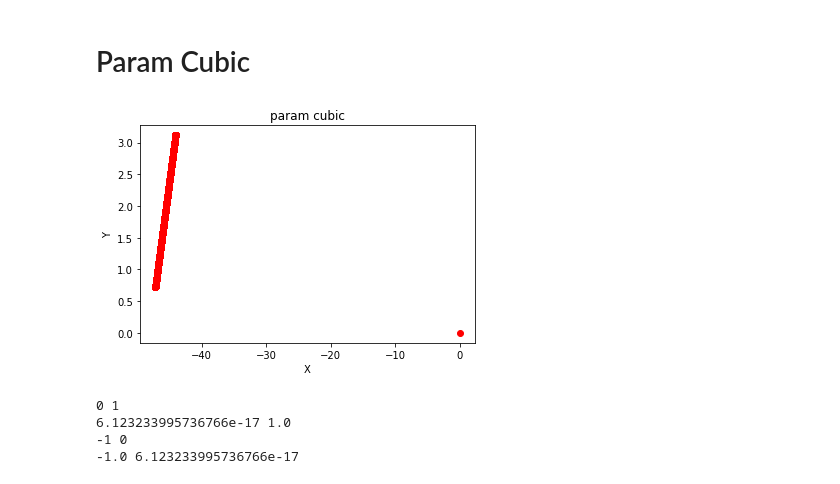
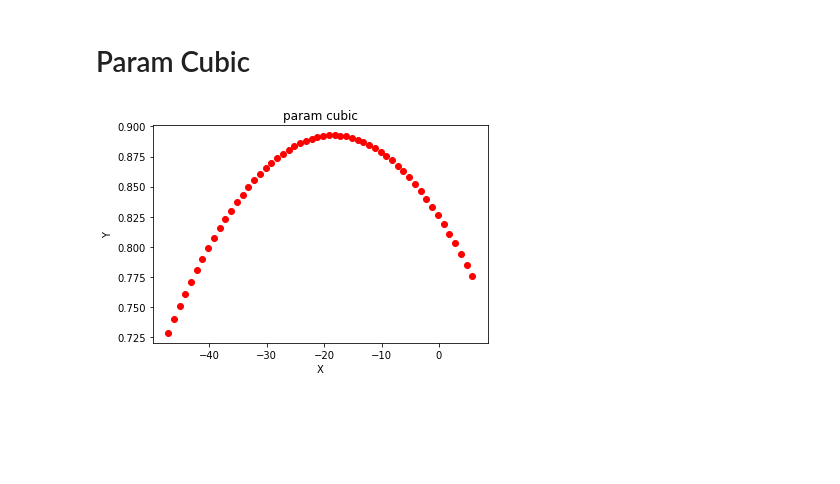
Before and after one commit to chacha95/l5kit, a Jupyter notebook: src/draw.ipynb, the cells around one changed output. Drawn from its saved outputs; the diff is of its cells as text; code cells hidden in the pictures; blank space fills up the shorter version.

Commit message:
add param cubic

```diff
--- a/src/draw.ipynb
+++ b/src/draw.ipynb
@@ -48,7 +48,6 @@ plt.show()
 # %%
 from matplotlib import pyplot as plt
 from math import pow, cos, sin, hypot
-
 import numpy as np
 
 
@@ -64,8 +63,7 @@ class Curve:
         Convert relative coordinate to absolute coord
         (use rotation matrix)
         """
-        ap = self.R.dot(p) + self.trans
-        return ap[0], ap[1]
+        return self.R.dot(np.array(p)) + self.trans
 
 
 class CubicEq:
@@ -79,17 +77,16 @@ class CubicEq:
         return self.a + self.b*p + self.c*pow(p, 2) + self.d*pow(p, 3)
 
 
-class ParamCubic(Curve):
-    def __init__(self, x0: float, y0: float, hdg: float, length: float,
+class ParamCubic:
+    def __init__(self, length: float,
                  au: float, bu: float, cu: float, du: float,
                  av: float, bv: float, cv: float, dv: float):
-        super().__init__(x0, y0, hdg)
         self.u_eq = CubicEq(au, bu, cu, du)
         self.v_eq = CubicEq(av, bv, cv, dv)
         self.length = length
 
     def get_points(self):
-        interval = 1e-4
+        interval = 1
         now_length = 0.0
         p = 0.0
 
@@ -101,75 +98,41 @@ class ParamCubic(Curve):
             next_p = (self.u_eq.cal_cubic(p), self.v_eq.cal_cubic(p))
             now_length += hypot(next_p[0] - prev_p[0], next_p[1], prev_p[1])
 
             if now_length > self.length:
                 break
-
-            nx, ny = self.rel_to_abs((next_p[0], next_p[1]))
-            xs.append(nx)
-            ys.append(ny)
+            xs.append(next_p[0]), ys.append(next_p[1])
 
         return xs, ys
 
 
 x = -4.7170752711170401e+01
 y = 7.2847983820912710e-01
 hdg = 6.5477882613167993e-01
 length = 5.7280000000000000e+01
 aU=0.000000000000e+00
 bU=1.000000000000e+00
 cU=-4.666602734948e-09
 dU=-2.629787927644e-08
 aV=0.000000000000e+00
 bV=1.665334536938e-16
 cV=-1.987729787588e-04
 dV=-1.317158625579e-09
 U = [aU, bU, cU, dU]
 V = [aV, bV, cV, dV]
 
-paramcub = ParamCubic(x, y, hdg, length, aU, bU, cU, dU, aV, bV, cV, dV)
-x_li, y_li = paramcub.get_points()
+paramcub = ParamCubic(length, aU, bU, cU, dU, aV, bV, cV, dV)
+xs, ys = paramcub.get_points()
+
+c = Curve(x, y, np.radians(hdg))
+x_li, y_li = [], []
+for p in zip(xs, ys):
+    xi, yi = c.rel_to_abs(p)
+    x_li.append(xi), y_li.append(yi)
+
 plt.plot(x_li, y_li, 'ro')
 plt.xlabel('X')
 plt.ylabel('Y')
 plt.title('param cubic')
 plt.show()
 # %% [output]
-[figure, old version]
+[figure, new version]
-# %%
-class Curve:
-    def __init__(self, x0: float, y0: float, hdg: float):
-        self.x0 = x0
-        self.y0 = y0
-        self.hdg = hdg
-        self.cos, self.sin = cos(hdg), sin(hdg)
-
-    def rel_to_abs(self, point):
-        """
-        Convert relative coordinate to absolute coord
-        (use rotation matrix)
-        """
-        x, y = point[0], point[1]
-        nx = self.x0 + x * self.cos - y * self.sin
-        ny = self.y0 + x * self.sin + y * self.cos
-        return nx, ny
-
-
-hdg = np.radians(90)
-x0 = 0
-y0 = 0
-c = Curve(x0, y0, hdg)
-
-v = np.array((1, 0))
-pv = c.rel_to_abs(v)
-print(int(pv[0]), int(pv[1]))
-print(pv[0], pv[1])
-
-v = np.array((0, 1))
-pv = c.rel_to_abs(v)
-print(int(pv[0]), int(pv[1]))
-print(pv[0], pv[1])
-# %% [output]
-0 1
-6.123233995736766e-17 1.0
--1 0
--1.0 6.123233995736766e-17
```
